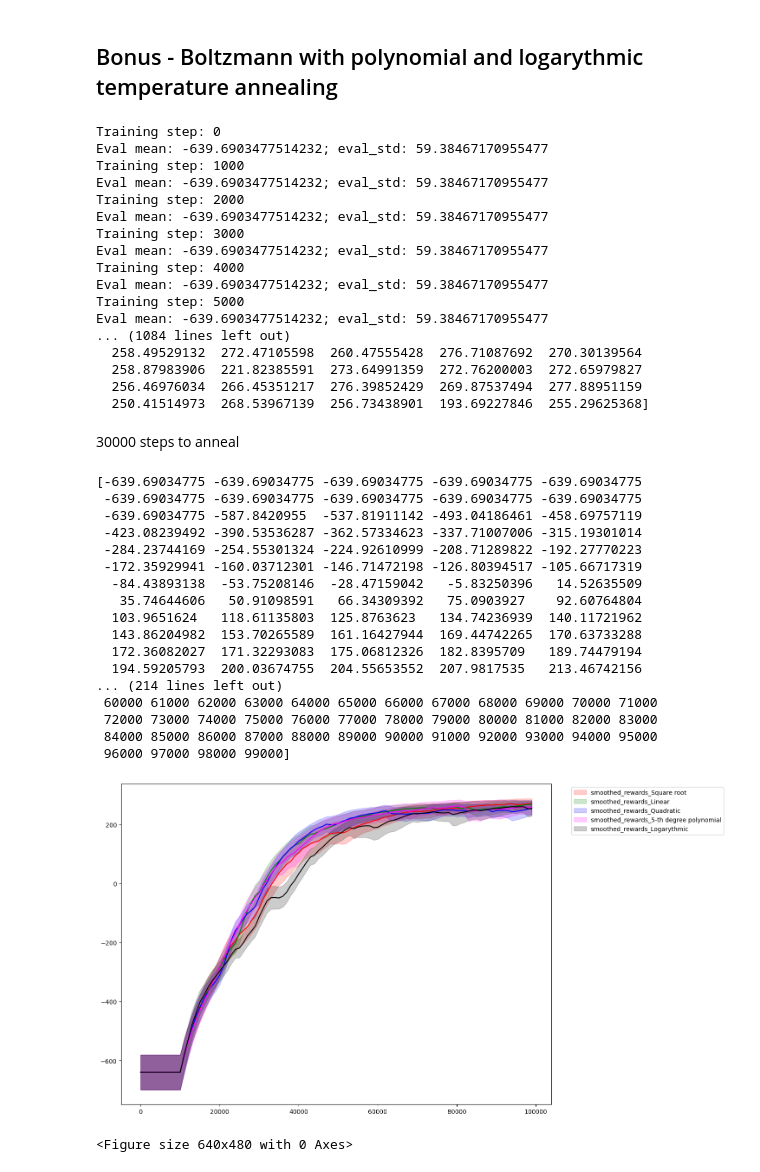
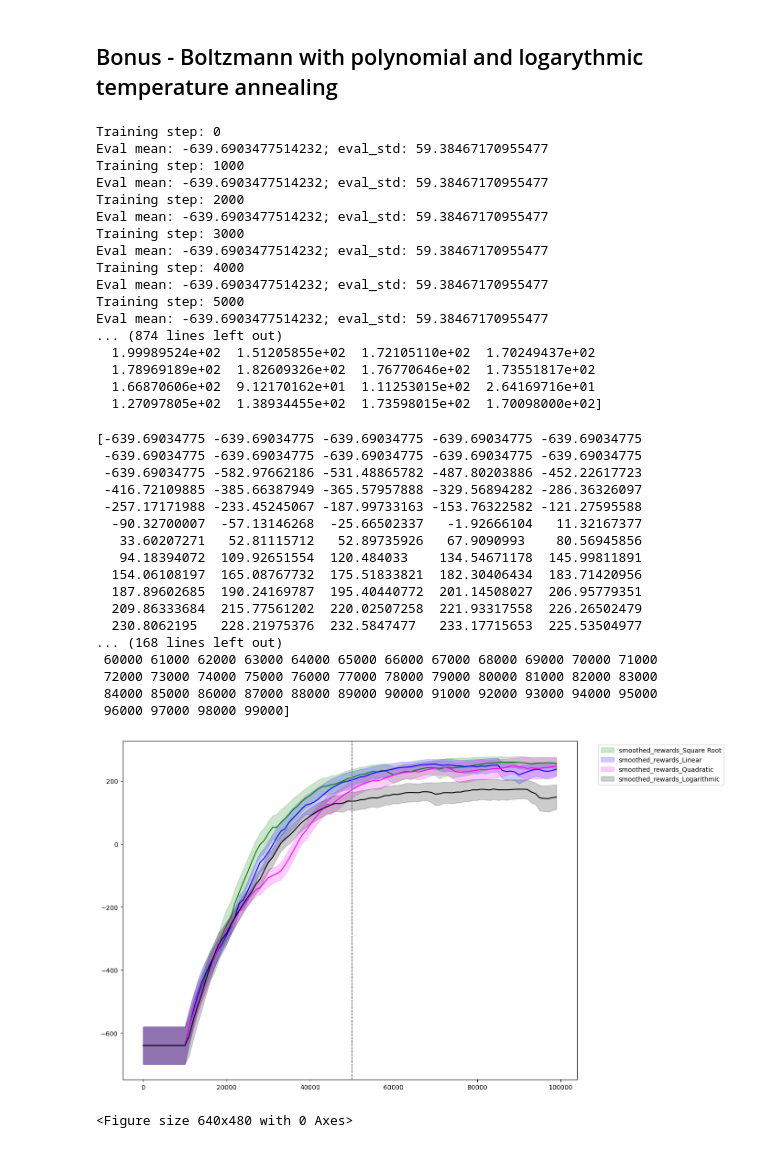
Before and after one commit to Wojttekja/Deep-Neural-Networks, a Jupyter notebook: homework_4/hw_4_dqn_exploration_Wojciech_Mierzejek.ipynb, the cells around one changed output. Drawn from its saved outputs; the diff is of its cells as text; code cells hidden in the pictures.

```diff
--- a/homework_4/hw_4_dqn_exploration_Wojciech_Mierzejek.ipynb
+++ b/homework_4/hw_4_dqn_exploration_Wojciech_Mierzejek.ipynb
@@ -695,11 +695,11 @@ plot_results_many(result_means_list, result_stds_list, names_list, colours_list)
 # %%
 class BoltzmannWithPolynomialAnnealingDQN(BoltzmannDQN):
     def __init__(self, args, degree):
-        self.start_temperature = 0.1
+        self.start_temperature = 0.001
         super(BoltzmannWithPolynomialAnnealingDQN, self).__init__(args)
         self.temperature = self.start_temperature
         self.final_temperature = 10.0
-        self.temperature_anneal_steps = 30000
+        self.temperature_anneal_steps = 50000
         self.annealing = True
         self.polynomial_power = degree
 
@@ -720,20 +720,19 @@ class BoltzmannWithPolynomialAnnealingDQN(BoltzmannDQN):
 
 class BoltzmannWithLogarithmicAnnealingDQN(BoltzmannDQN):
     def __init__(self, args):
-        self.start_temperature = 0.1
+        self.start_temperature = 0.001
         super(BoltzmannWithLogarithmicAnnealingDQN, self).__init__(args)
         self.temperature = self.start_temperature
         self.final_temperature = 10.0
-        self.temperature_anneal_steps = 30000
+        self.temperature_anneal_steps = 50000
         self.annealing = True
-        self.log_base = np.e
 
     def anneal(self, step):
         super(BoltzmannWithLogarithmicAnnealingDQN, self).anneal(step)
         if step < self.temperature_anneal_steps:
             progress = step / self.temperature_anneal_steps
 
-            log_progress = np.log(1 + progress * (self.log_base - 1)) / np.log(self.log_base)
+            log_progress = np.log(1 + progress * (np.e - 1))
             dif = self.final_temperature - self.start_temperature
             self.temperature = self.start_temperature + dif * log_progress
         else:
@@ -746,7 +745,7 @@ class BoltzmannWithLogarithmicAnnealingDQN(BoltzmannDQN):
 mean_bonus = []
 std_bonus = []
 
-for p in [0.5, 1, 2, 5]:
+for p in [0.5, 1, 2]:
     model = BoltzmannWithPolynomialAnnealingDQN(args, p)
     mean, std = train_dqn(model)
     mean_bonus.append(mean)
@@ -769,39 +768,36 @@ Training step: 4000
 Eval mean: -639.6903477514232; eval_std: 59.38467170955477
 Training step: 5000
 Eval mean: -639.6903477514232; eval_std: 59.38467170955477
-... (1084 lines left out)
-  258.49529132  272.47105598  260.47555428  276.71087692  270.30139564
-  258.87983906  221.82385591  273.64991359  272.76200003  272.65979827
-  256.46976034  266.45351217  276.39852429  269.87537494  277.88951159
-  250.41514973  268.53967139  256.73438901  193.69227846  255.29625368]
+... (874 lines left out)
+  1.99989524e+02  1.51205855e+02  1.72105110e+02  1.70249437e+02
+  1.78969189e+02  1.82609326e+02  1.76770646e+02  1.73551817e+02
+  1.66870606e+02  9.12170162e+01  1.11253015e+02  2.64169716e+01
+  1.27097805e+02  1.38934455e+02  1.73598015e+02  1.70098000e+02]
-# %% [markdown]
-30000 steps to anneal
 # %%
 names = [
-    "Square root",
+    "Square Root",
     "Linear",
     "Quadratic",
-    "5-th degree polynomial",
-    "Logarythmic"
+    "Logarithmic"
 ]
-plot_results_many(mean_bonus, std_bonus, names, ["red", "green", "blue", "magenta", "black"])
+plot_results_many_halves(mean_bonus, std_bonus, names, ["green", "blue", "magenta", "black"])
 # %% [output]
 [-639.69034775 -639.69034775 -639.69034775 -639.69034775 -639.69034775
  -639.69034775 -639.69034775 -639.69034775 -639.69034775 -639.69034775
- -639.69034775 -587.8420955  -537.81911142 -493.04186461 -458.69757119
- -423.08239492 -390.53536287 -362.57334623 -337.71007006 -315.19301014
- -284.23744169 -254.55301324 -224.92610999 -208.71289822 -192.27770223
- -172.35929941 -160.03712301 -146.71472198 -126.80394517 -105.66717319
-  -84.43893138  -53.75208146  -28.47159042   -5.83250396   14.52635509
-   35.74644606   50.91098591   66.34309392   75.0903927    92.60764804
-  103.9651624   118.61135803  125.8763623   134.74236939  140.11721962
-  143.86204982  153.70265589  161.16427944  169.44742265  170.63733288
-  172.36082027  171.32293083  175.06812326  182.8395709   189.74479194
-  194.59205793  200.03674755  204.55653552  207.9817535   213.46742156
-... (214 lines left out)
+ -639.69034775 -582.97662186 -531.48865782 -487.80203886 -452.22617723
+ -416.72109885 -385.66387949 -365.57957888 -329.56894282 -286.36326097
+ -257.17171988 -233.45245067 -187.99733163 -153.76322582 -121.27595588
+  -90.32700007  -57.13146268  -25.66502337   -1.92666104   11.32167377
+   33.60207271   52.81115712   52.89735926   67.9090993    80.56945856
+   94.18394072  109.92651554  120.484033    134.54671178  145.99811891
+  154.06108197  165.08767732  175.51833821  182.30406434  183.71420956
+  187.89602685  190.24169787  195.40440772  201.14508027  206.95779351
+  209.86333684  215.77561202  220.02507258  221.93317558  226.26502479
+  230.8062195   228.21975376  232.5847477   233.17715653  225.53504977
+... (168 lines left out)
  60000 61000 62000 63000 64000 65000 66000 67000 68000 69000 70000 71000
  72000 73000 74000 75000 76000 77000 78000 79000 80000 81000 82000 83000
  84000 85000 86000 87000 88000 89000 90000 91000 92000 93000 94000 95000
  96000 97000 98000 99000]
-[figure, old version]
+[figure, new version]
 <Figure size 640x480 with 0 Axes>
```
Also changed, not shown: parts of 6 cells of this notebook, 8 other files.
